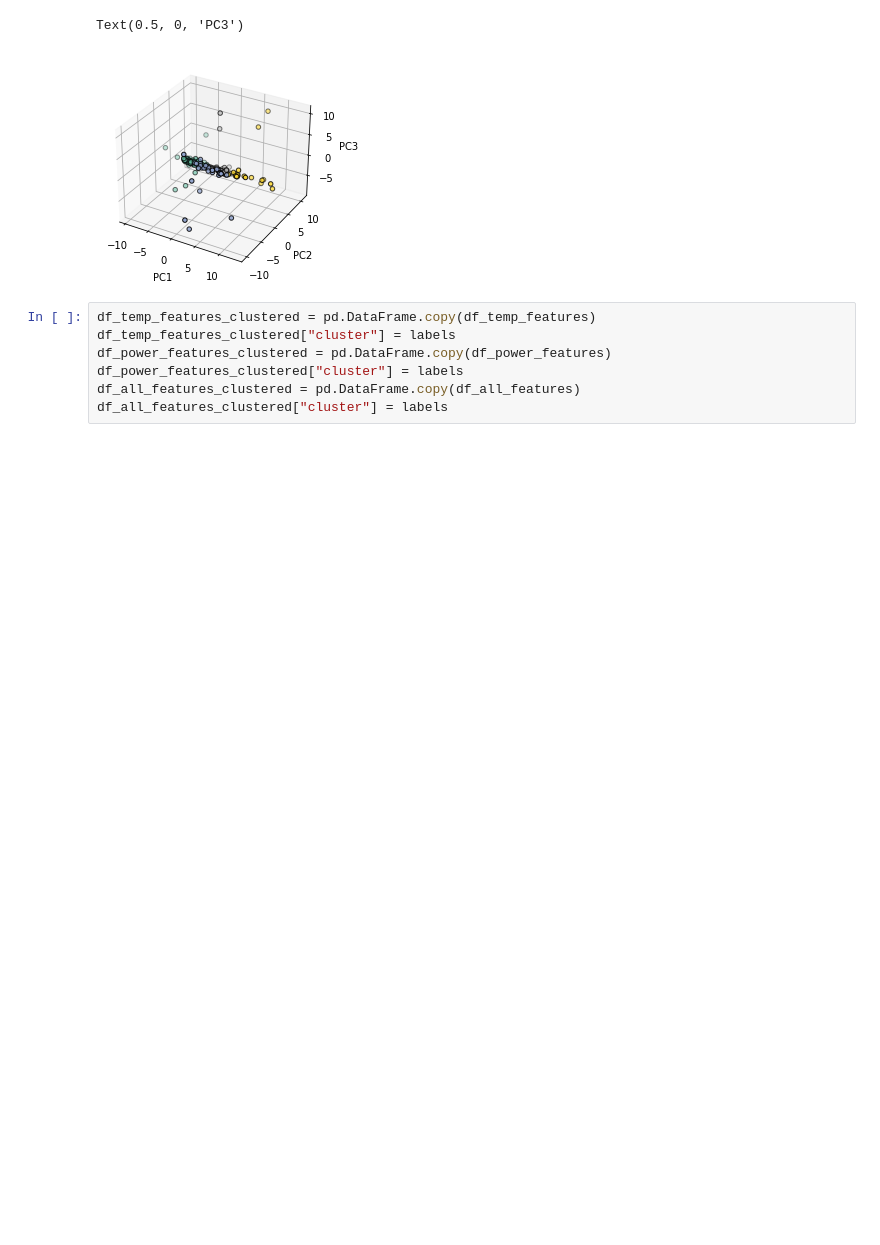
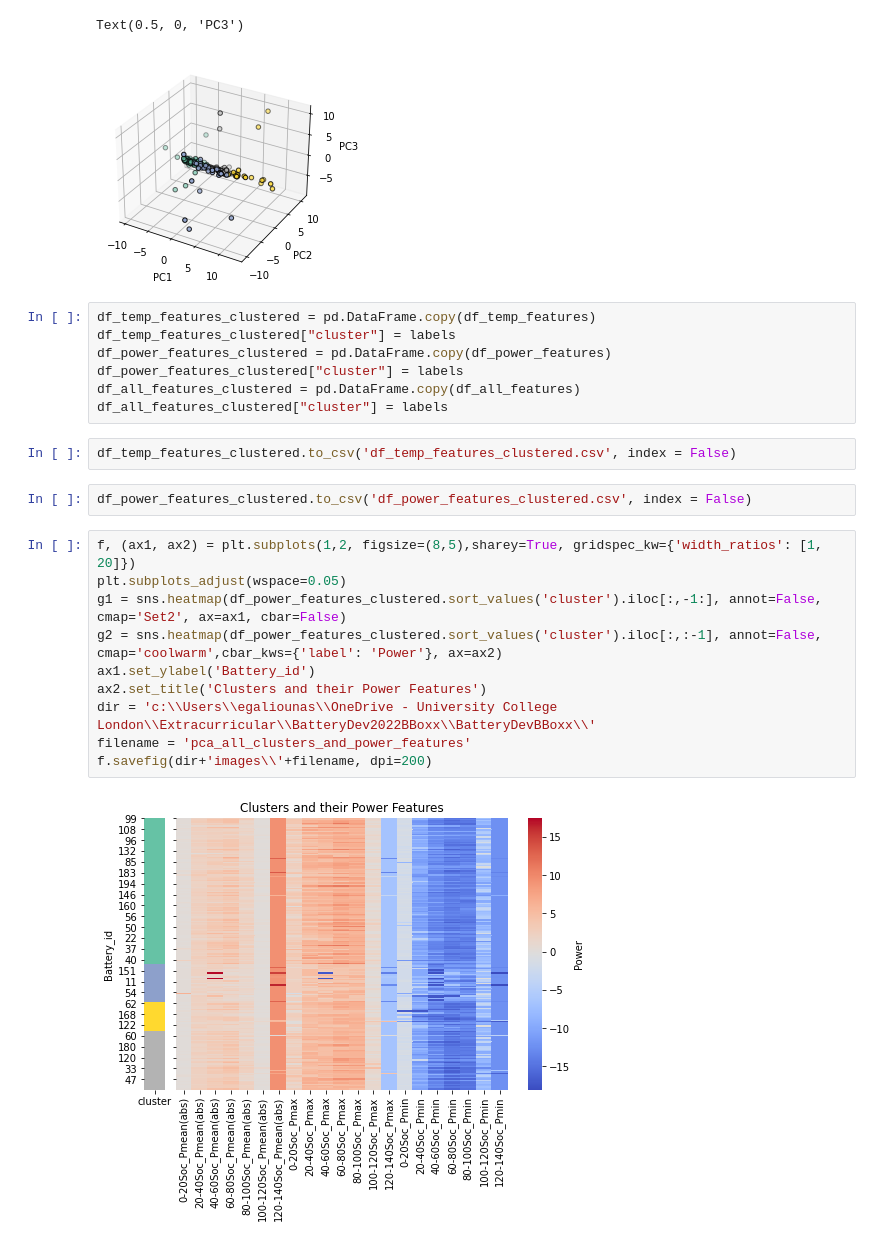
Before and after one commit to EliasGaliounas/BatteryDevBBoxx, a Jupyter notebook: notebooks/Feature_extraction.ipynb, the cells around one changed output. Drawn from its saved outputs; the diff is of its cells as text; blank space fills up the shorter version.

```diff
--- a/notebooks/Feature_extraction.ipynb
+++ b/notebooks/Feature_extraction.ipynb
@@ -474,6 +444,22 @@ df_power_features_clustered = pd.DataFrame.copy(df_power_features)
 df_power_features_clustered["cluster"] = labels
 df_all_features_clustered = pd.DataFrame.copy(df_all_features)
 df_all_features_clustered["cluster"] = labels
+# %%
+df_temp_features_clustered.to_csv('df_temp_features_clustered.csv', index = False)
+# %%
+df_power_features_clustered.to_csv('df_power_features_clustered.csv', index = False)
+# %%
+f, (ax1, ax2) = plt.subplots(1,2, figsize=(8,5),sharey=True, gridspec_kw={'width_ratios': [1, 20]})
+plt.subplots_adjust(wspace=0.05)
+g1 = sns.heatmap(df_power_features_clustered.sort_values('cluster').iloc[:,-1:], annot=False, cmap='Set2', ax=ax1, cbar=False)
+g2 = sns.heatmap(df_power_features_clustered.sort_values('cluster').iloc[:,:-1], annot=False, cmap='coolwarm',cbar_kws={'label': 'Power'}, ax=ax2)
+ax1.set_ylabel('Battery_id')
+ax2.set_title('Clusters and their Power Features')
+dir = 'c:\\Users\\egaliounas\\OneDrive - University College London\\Extracurricular\\BatteryDev2022BBoxx\\BatteryDevBBoxx\\'
+filename = 'pca_all_clusters_and_power_features'
+f.savefig(dir+'images\\'+filename, dpi=200)
+# %% [output]
+[figure, added]
 # %%
 f, (ax1, ax2) = plt.subplots(1,2, figsize=(8,5),sharey=True, gridspec_kw={'width_ratios': [1, 20]})
 plt.subplots_adjust(wspace=0.05)
```
Also changed, not shown: parts of 5 cells of this notebook, 6 other files.
